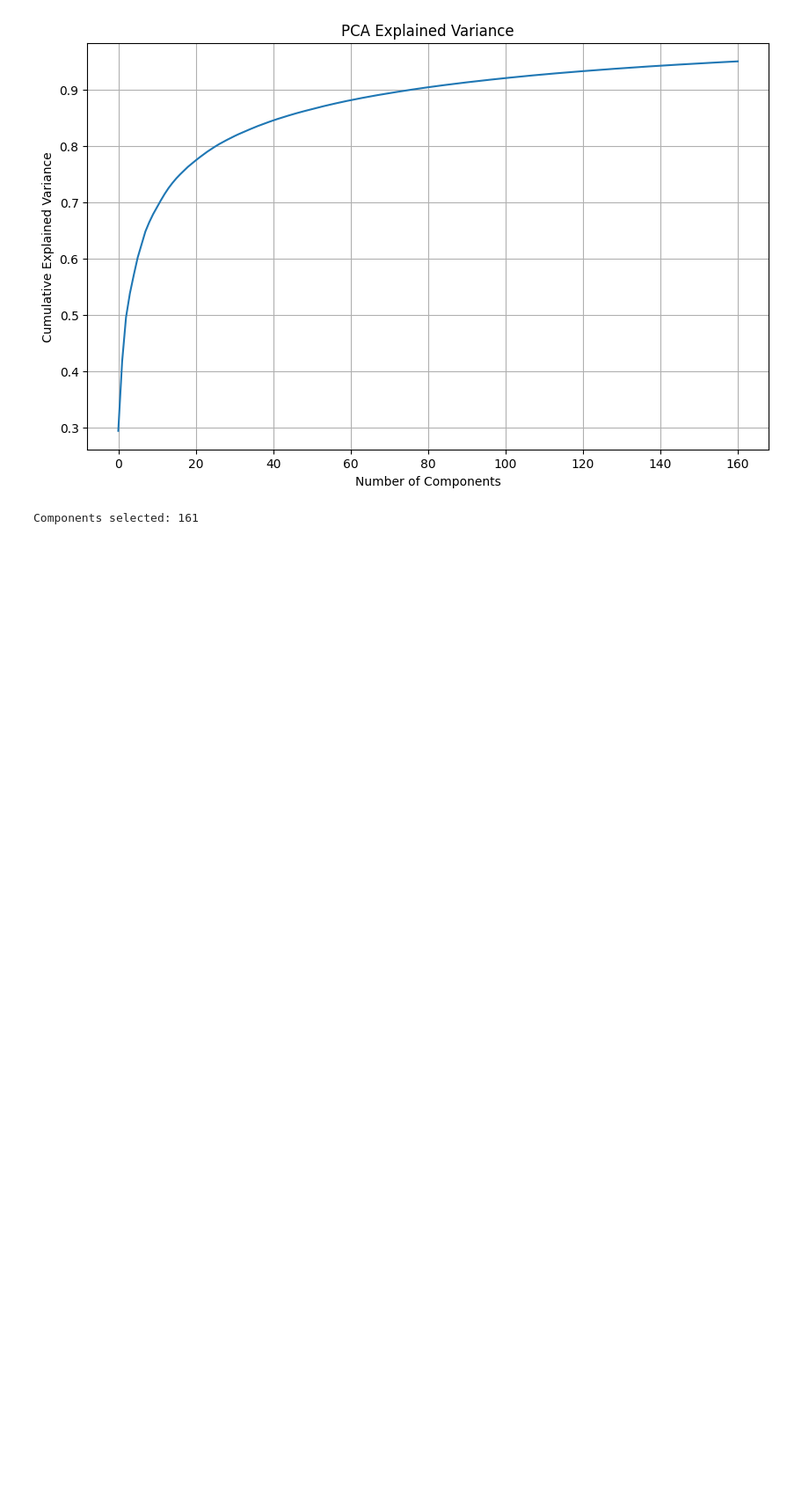
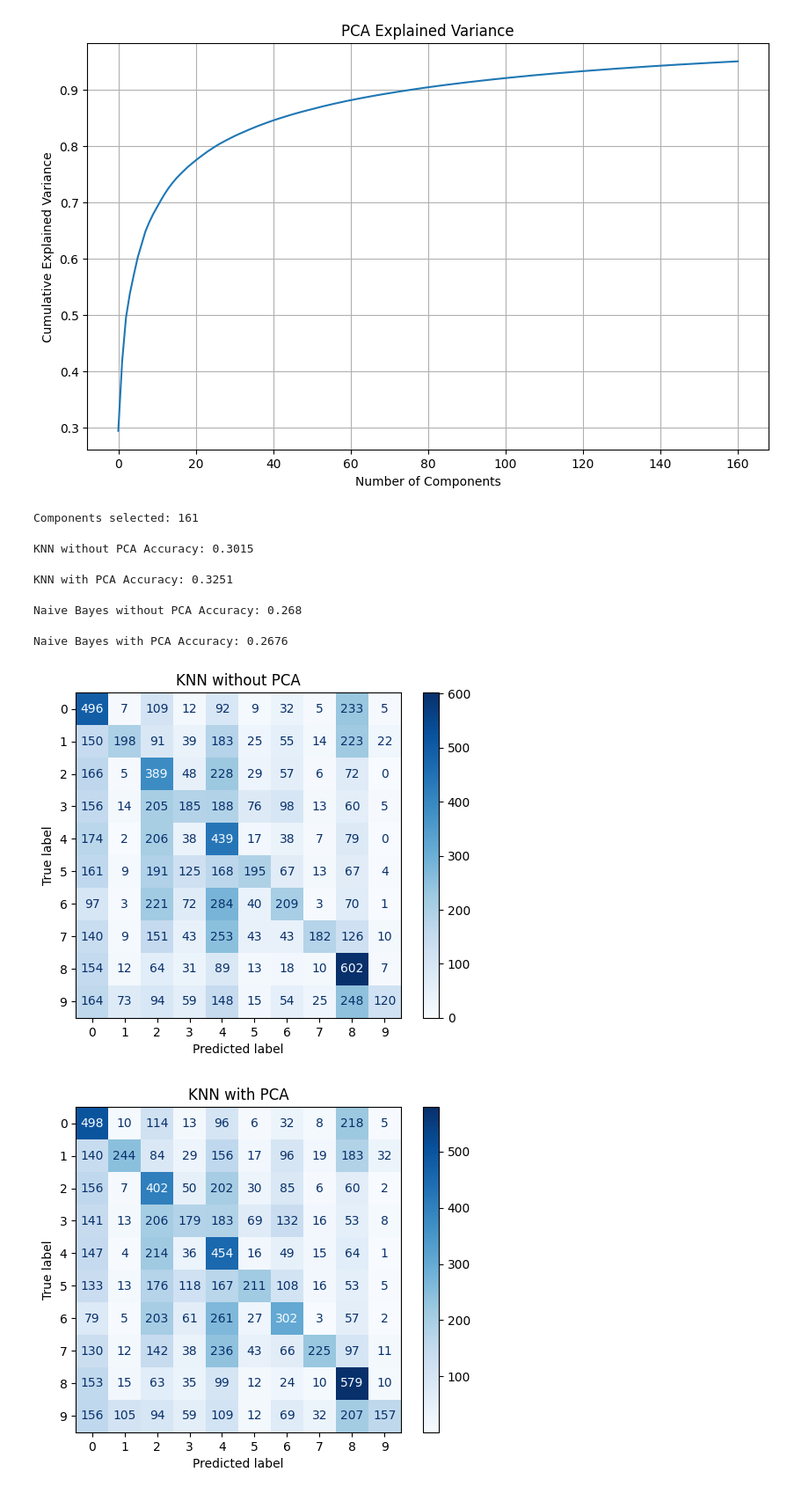
Before and after one commit to Engshadow/Autonomous-Vehicle-Perception-Module, a Jupyter notebook: Project.ipynb, the cells around one changed output. Shown at 88% size. Cells and saved outputs as stored; diff of their text form; code cells hidden in the pictures; blank space fills up the shorter version.

Commit message:
Add : Phase 1 part 3 (BaseLine Models KNN , Naive Bayes)

```diff
--- a/Project.ipynb
+++ b/Project.ipynb
@@ -131,3 +132,52 @@ print(f"Components selected: {pca.n_components_}")
 # %% [output]
 [figure]
 Components selected: 161
+# %%
+#KNN Without PCA
+KNN = KNeighborsClassifier(n_neighbors=5)
+KNN.fit(x_train_scaled, y_train.reshape(-1,))
+y_KNN = KNN.predict(x_test_scaled)
+print("KNN without PCA Accuracy:", accuracy_score(y_test, y_KNN))
+# %% [output]
+KNN without PCA Accuracy: 0.3015
+# %%
+#KNN with PCA
+KNN_pca = KNeighborsClassifier(n_neighbors=5)
+KNN_pca.fit(x_train_pca,y_train.reshape(-1,))
+y_KNN_pca = KNN_pca.predict(x_test_pca)
+print("KNN with PCA Accuracy:", accuracy_score(y_test, y_KNN_pca))
+# %% [output]
+KNN with PCA Accuracy: 0.3251
+# %%
+# Naive Bayes without PCA
+ModelNaive = GaussianNB()
+ModelNaive.fit(x_train_scaled, y_train.reshape(-1,))
+y_ModelNaive = ModelNaive.predict(x_test_scaled)
+print("Naive Bayes without PCA Accuracy:", accuracy_score(y_test, y_ModelNaive))
+# %% [output]
+Naive Bayes without PCA Accuracy: 0.268
+# %%
+# Naive Bayes with PCA
+ModelNaive_pca = GaussianNB()
+ModelNaive_pca.fit(x_train_pca, y_train.reshape(-1,))
+y_ModelNaive_pca = ModelNaive_pca.predict(x_test_pca)
+print("Naive Bayes with PCA Accuracy:", accuracy_score(y_test, y_ModelNaive_pca))
+# %% [output]
+Naive Bayes with PCA Accuracy: 0.2676
+# %%
+#Confusion Matrix
+def confusion(y, y_pred , title):
+    z= confusion_matrix(y, y_pred)
+    d= ConfusionMatrixDisplay(confusion_matrix=z)
+    d.plot(cmap=plt.cm.Blues)
+    plt.title(title)
+    plt.show()
+
+confusion(y_test, y_KNN, "KNN without PCA")
+confusion(y_test, y_KNN_pca, "KNN with PCA")
+
+confusion(y_test, y_ModelNaive, "Naive Bayes without PCA")
+confusion(y_test, y_ModelNaive_pca, "Naive Bayes with PCA")
+# %% [output]
+[figure, added]
+[figure, added]
```
Also changed, not shown: parts of 3 cells of this notebook.
